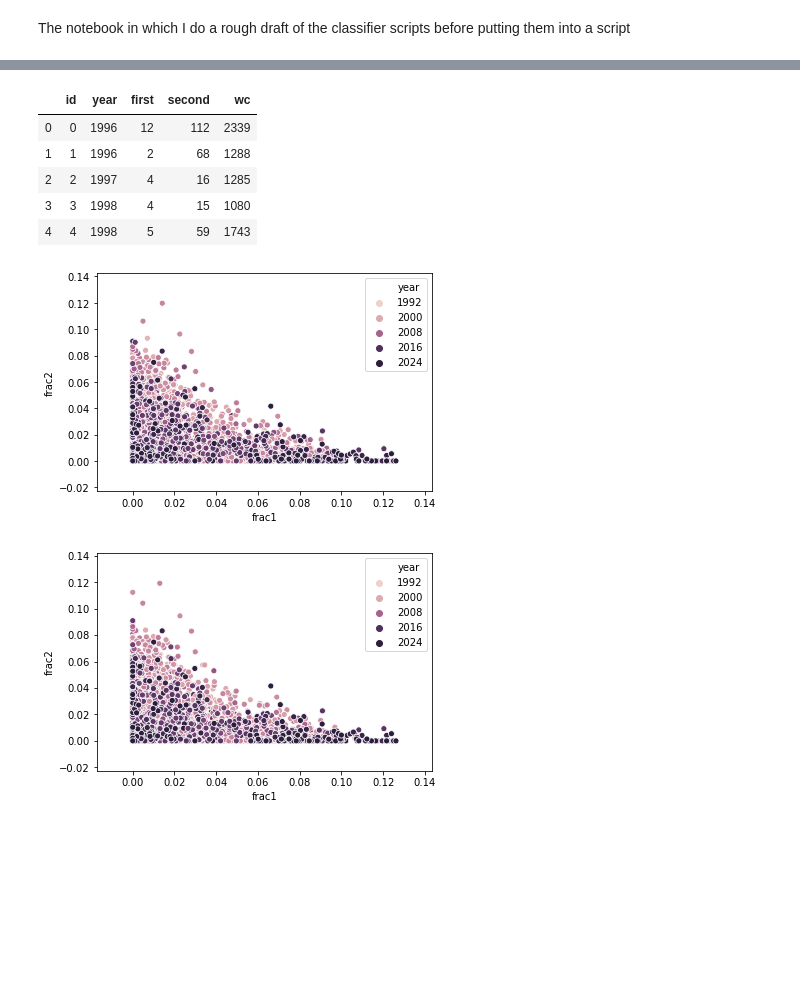
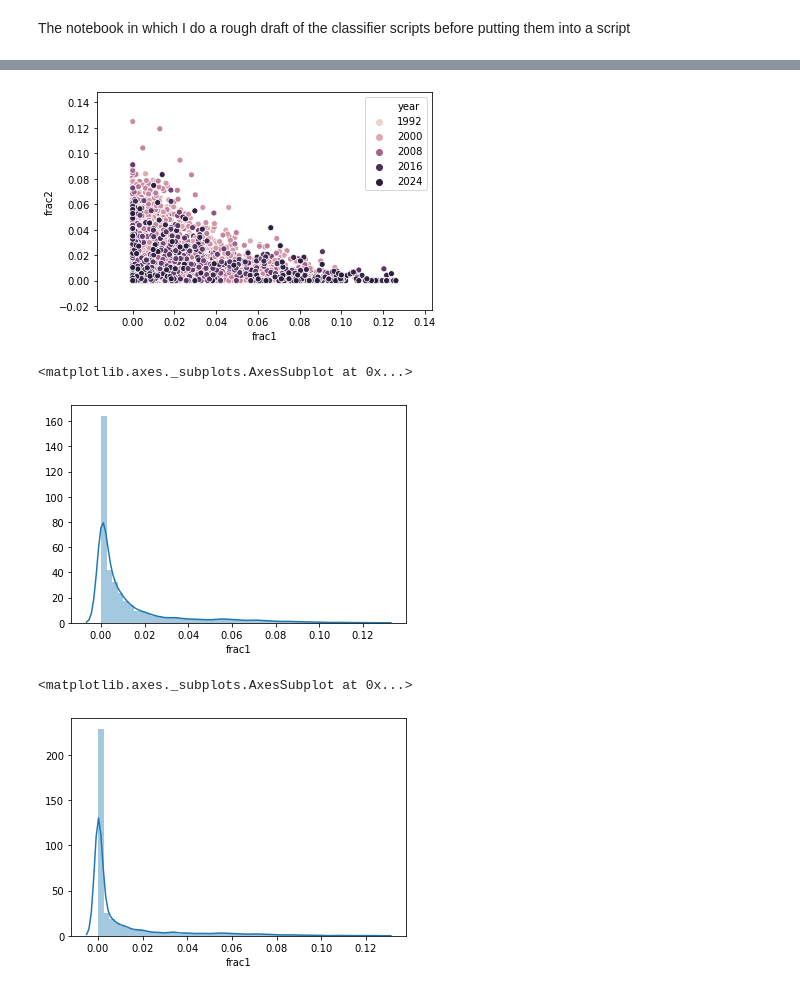
Before and after one commit to crboothb/sciencemag-careers-analysis, a Jupyter notebook: scripts/classifier.ipynb, the cells around one changed output, grey strips where cells are left out. Drawn from its saved outputs; the diff is of its cells as text; code cells hidden in the pictures; blank space fills up the shorter version.

```diff
--- a/scripts/classifier.ipynb
+++ b/scripts/classifier.ipynb
@@ -382,25 +346,19 @@ counts_df.head()
-# %%
-counts_df.head()
-# %% [output]
-|  | id | year | first | second | wc |
-| 0 | 0 | 1996 | 12 | 112 | 2339 |
-| 1 | 1 | 1996 | 2 | 68 | 1288 |
-| 2 | 2 | 1997 | 4 | 16 | 1285 |
-| 3 | 3 | 1998 | 4 | 15 | 1080 |
-| 4 | 4 | 1998 | 5 | 59 | 1743 |
 # %%
-counts_df["frac1"] = counts_df["first"]/counts_df["wc"]
-counts_df["frac2"] = counts_df["second"]/counts_df["wc"]
-
 sns.scatterplot(x="frac1", y="frac2", hue="year", data=counts_df)
 plt.savefig("../figs/pronounsovertime.png")
 # %% [output]
-[figure, old version]
+[figure, new version]
-# %%
-counts_df["frac1"] = counts_df["first"]/counts_df["wc"]
-counts_df["frac2"] = counts_df["second"]/counts_df["wc"]
-
-sns.scatterplot(x="frac1", y="frac2", hue="year", data=counts_df)
-plt.savefig("../figs/pronounsovertime.png")
-# %% [output]
-[figure, removed]
+# %%
+# without removing quotations
+
+sns.distplot(counts_df["frac1"])
+# %% [output]
+<matplotlib.axes._subplots.AxesSubplot at 0x...>
+[figure, added]
+# %%
+#quotations removed
+
+sns.distplot(counts_df["frac1"])
+# %% [output]
+<matplotlib.axes._subplots.AxesSubplot at 0x...>
+[figure, added]
```
Also changed, not shown: parts of 20 cells of this notebook, 1 other file.
